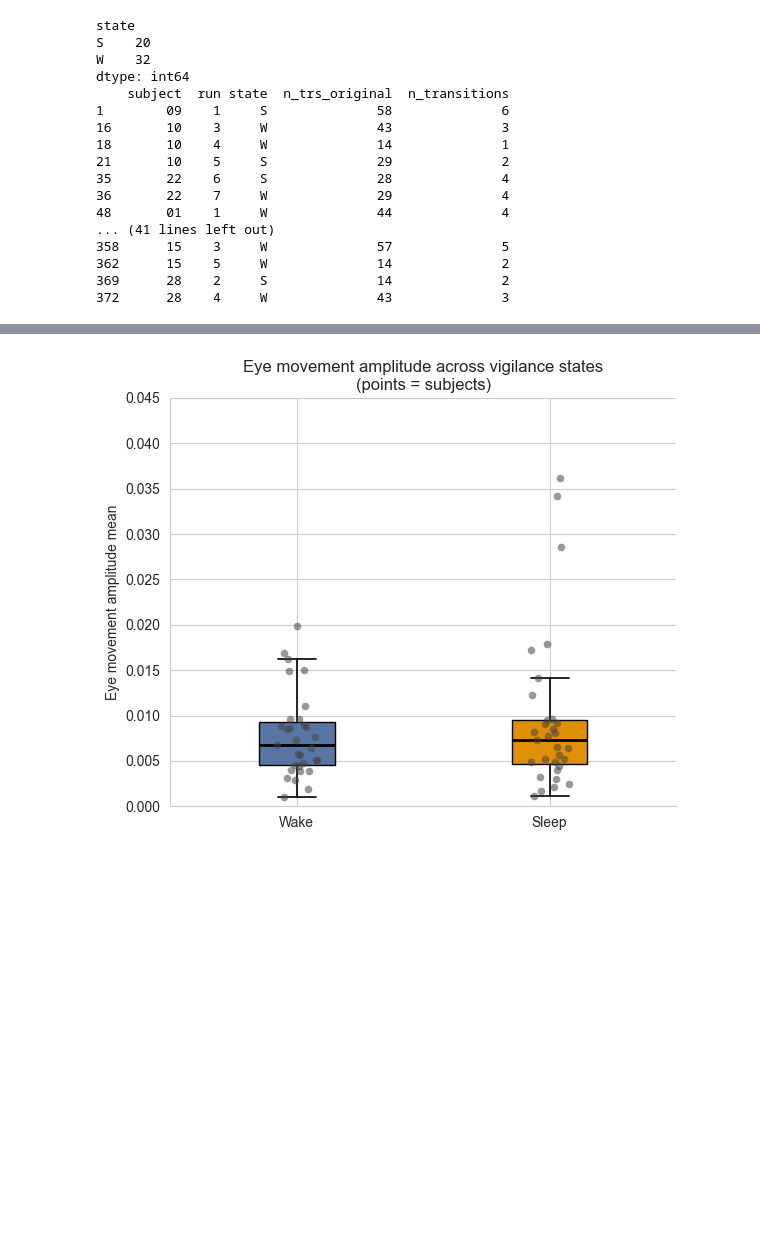
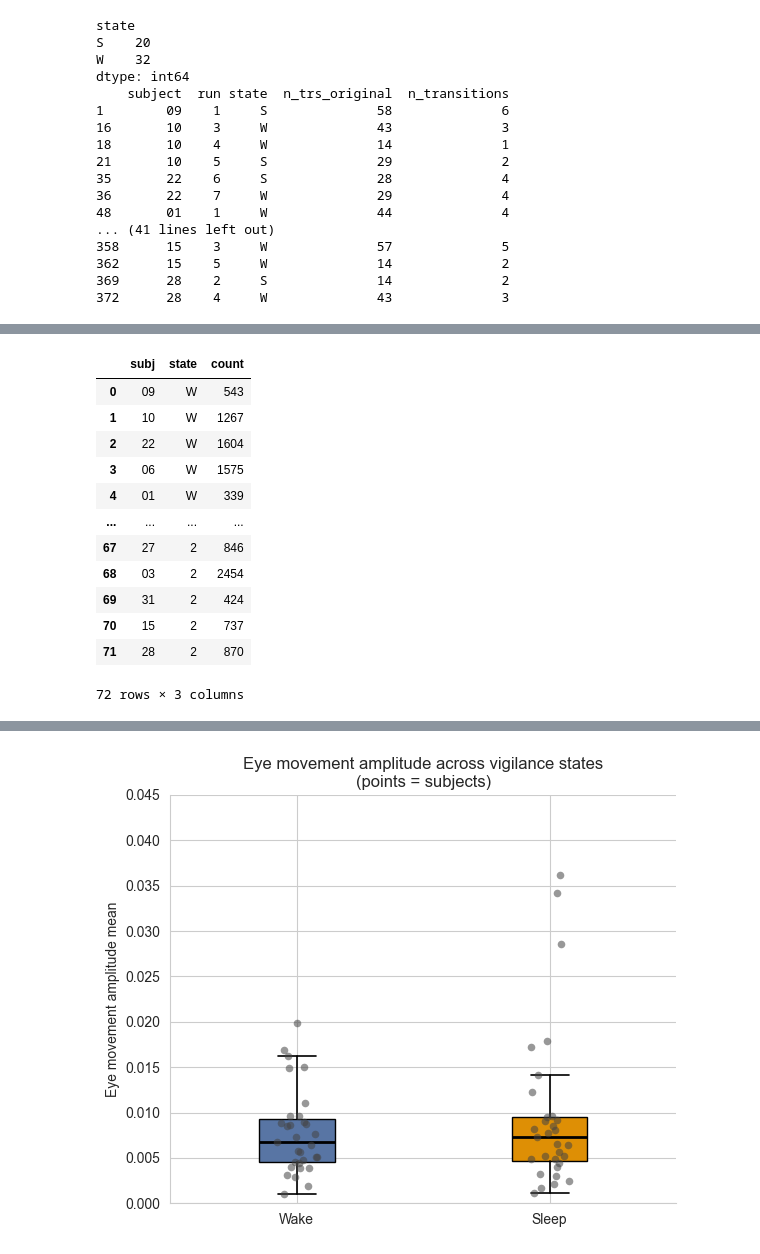
Before and after one commit to BCN-lab/sleepMReye, a Jupyter notebook: sleepmreye/notebooks/mreyemove_state_diffs.ipynb, the cells around one changed output, grey strips where cells are left out. Saved outputs shown, nothing was run; the diff lists cells and outputs as text; code cells hidden in the pictures; blank space fills up the shorter version.

```diff
--- a/sleepmreye/notebooks/mreyemove_state_diffs.ipynb
+++ b/sleepmreye/notebooks/mreyemove_state_diffs.ipynb
@@ -779,0 +799,38 @@ Subjects with all three states: 20/27
+# %%
+
+def get_state_values(subject_blocks, label, stat):
+    subjects = list(subject_blocks.keys())
+    result = []
+    for s in subjects:
+        blocks = [b for b, l in subject_blocks[s] if l == label]
+        if len(blocks) > 0:
+            result.append((s, stat(np.concatenate(blocks))))
+        else:
+            result.append((s, np.nan))
+    return result  # list of (subject, value) tuples, nan if no data
+
+state_values = {}
+for label in states:
+    state_values[label] = {s: v for s, v in get_state_values(subject_blocks_three_state, label, len)}
+
+import pandas as pd
+subj_states = []
+for state, subj_count in state_values.items():
+    for subj, count in subj_count.items():
+        subj_states.append({"subj": subj, "state": state, "count": count})
+df = pd.DataFrame(subj_states)
+df
+# %% [output]
+|  | subj | state | count |
+| 0 | 09 | W | 543 |
+| 1 | 10 | W | 1267 |
+| 2 | 22 | W | 1604 |
+| 3 | 06 | W | 1575 |
+| 4 | 01 | W | 339 |
+| ... | ... | ... | ... |
+| 67 | 27 | 2 | 846 |
+| 68 | 03 | 2 | 2454 |
+| 69 | 31 | 2 | 424 |
+| 70 | 15 | 2 | 737 |
+| 71 | 28 | 2 | 870 |
+72 rows × 3 columns
```
Also changed, not shown: parts of 7 cells of this notebook, 10 other files.
